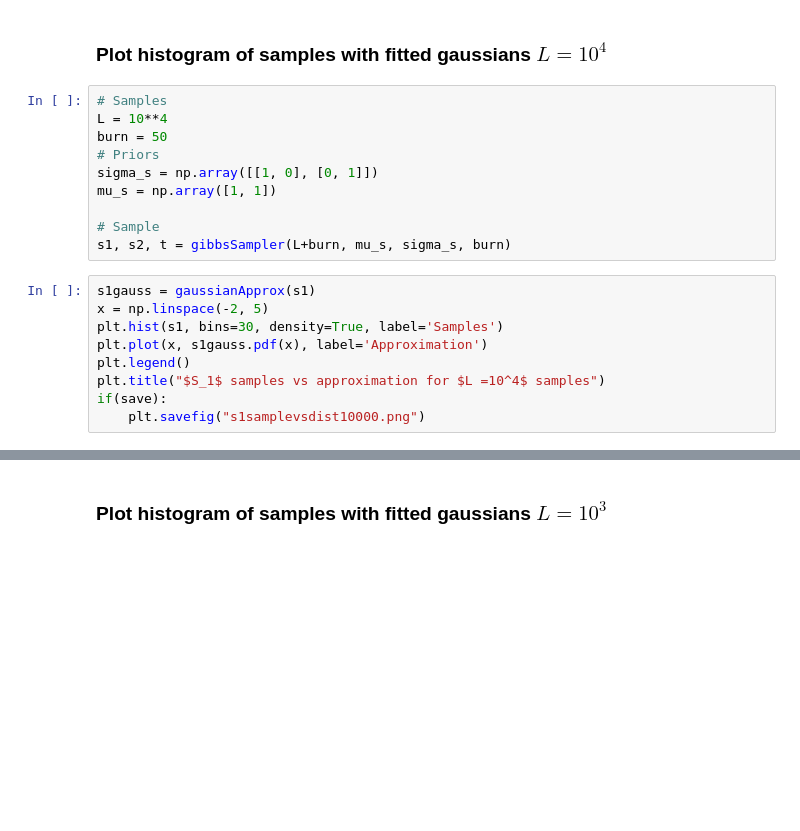
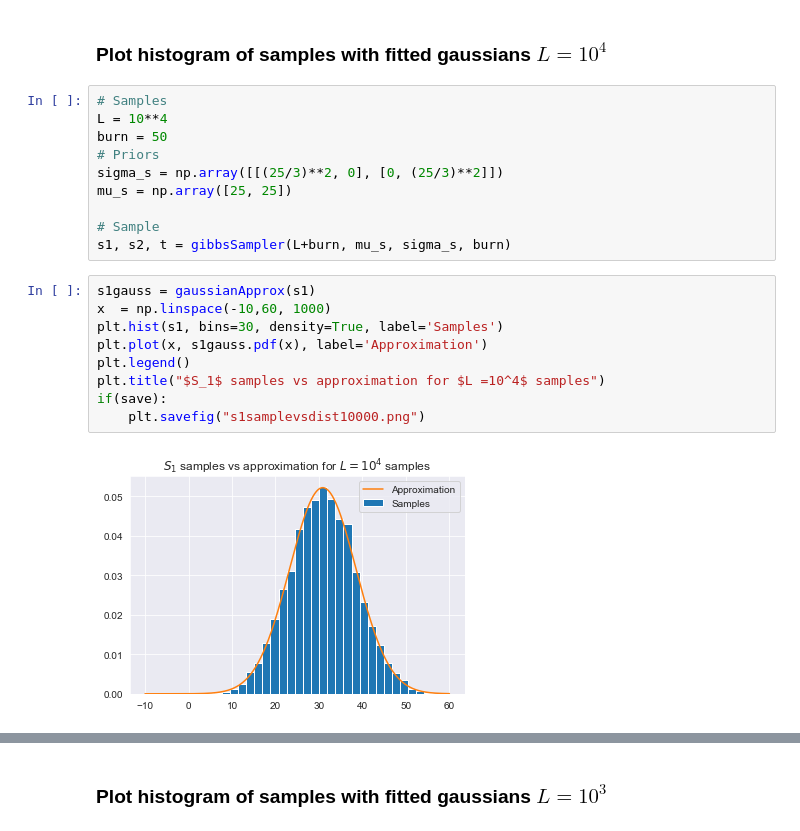
Before and after one commit to bcwein/1RT705APML-Project, a Jupyter notebook: runme.ipynb, the cells around one changed output, grey strips where cells are left out. Cells and saved outputs as stored; diff of their text form; blank space fills up the shorter version.

```diff
--- a/runme.ipynb
+++ b/runme.ipynb
@@ -148,19 +160,21 @@ if(save):
 L = 10**4
 burn = 50
 # Priors
-sigma_s = np.array([[1, 0], [0, 1]])
-mu_s = np.array([1, 1])
+sigma_s = np.array([[(25/3)**2, 0], [0, (25/3)**2]])
+mu_s = np.array([25, 25])
 
 # Sample
 s1, s2, t = gibbsSampler(L+burn, mu_s, sigma_s, burn)
 # %%
 s1gauss = gaussianApprox(s1)
-x = np.linspace(-2, 5)
+x  = np.linspace(-10,60, 1000)
 plt.hist(s1, bins=30, density=True, label='Samples')
 plt.plot(x, s1gauss.pdf(x), label='Approximation')
 plt.legend()
 plt.title("$S_1$ samples vs approximation for $L =10^4$ samples")
 if(save):
     plt.savefig("s1samplevsdist10000.png")
+# %% [output]
+[figure, added]
 # %%
 s2gauss = gaussianApprox(s2)
```
Also changed, not shown: parts of 46 cells of this notebook.
